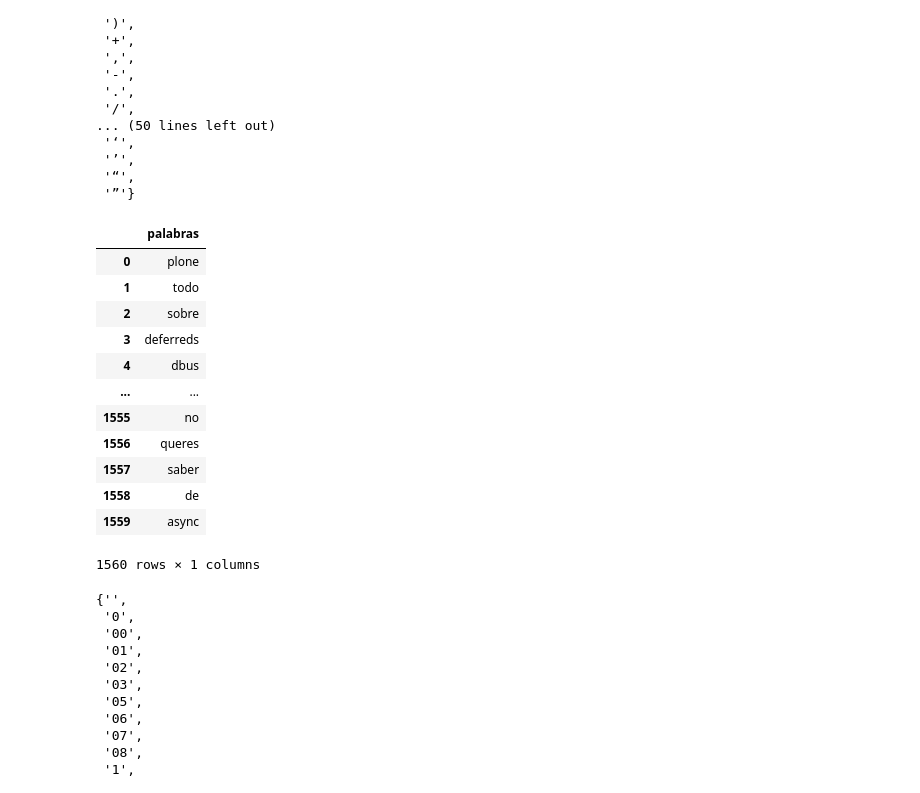
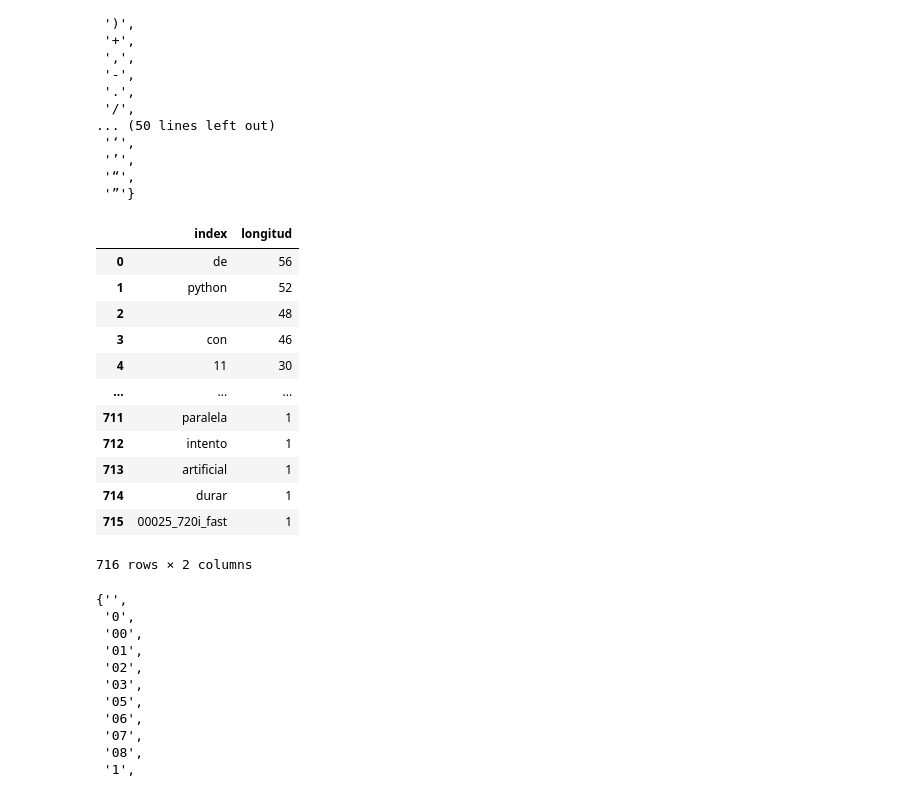
Before and after one commit to akielbowicz/previa-pyconar-2020, a Jupyter notebook: notebooks/02_analisis_de_datos.ipynb, the cells around one changed output. Saved outputs shown, nothing was run; the diff lists cells and outputs as text; code cells hidden in the pictures.

```diff
--- a/notebooks/02_analisis_de_datos.ipynb
+++ b/notebooks/02_analisis_de_datos.ipynb
@@ -164,24 +164,27 @@ set(''.join( x for x in df.title.str.lower() ) )
  '”'}
 # %%
 (titulos.str.split(' ',expand=True)
-        .stack().reset_index(drop=True)
-        .to_frame(name='palabras')
+        .stack()
+#         .reset_index(drop=True)
+        .value_counts()
+        .to_frame(name='longitud')
+        .reset_index()
 )
 #         .groupby('palabras',as_index=False).count())
 # %% [output]
-|  | palabras |
-| 0 | plone |
-| 1 | todo |
-| 2 | sobre |
-| 3 | deferreds |
-| 4 | dbus |
-| ... | ... |
-| 1555 | no |
-| 1556 | queres |
-| 1557 | saber |
-| 1558 | de |
-| 1559 | async |
+|  | index | longitud |
+| 0 | de | 56 |
+| 1 | python | 52 |
+| 2 |  | 48 |
+| 3 | con | 46 |
+| 4 | 11 | 30 |
+| ... | ... | ... |
+| 711 | paralela | 1 |
+| 712 | intento | 1 |
+| 713 | artificial | 1 |
+| 714 | durar | 1 |
+| 715 | 00025_720i_fast | 1 |
-1560 rows × 1 columns
+716 rows × 2 columns
 # %%
 a = _
 # %%
```
